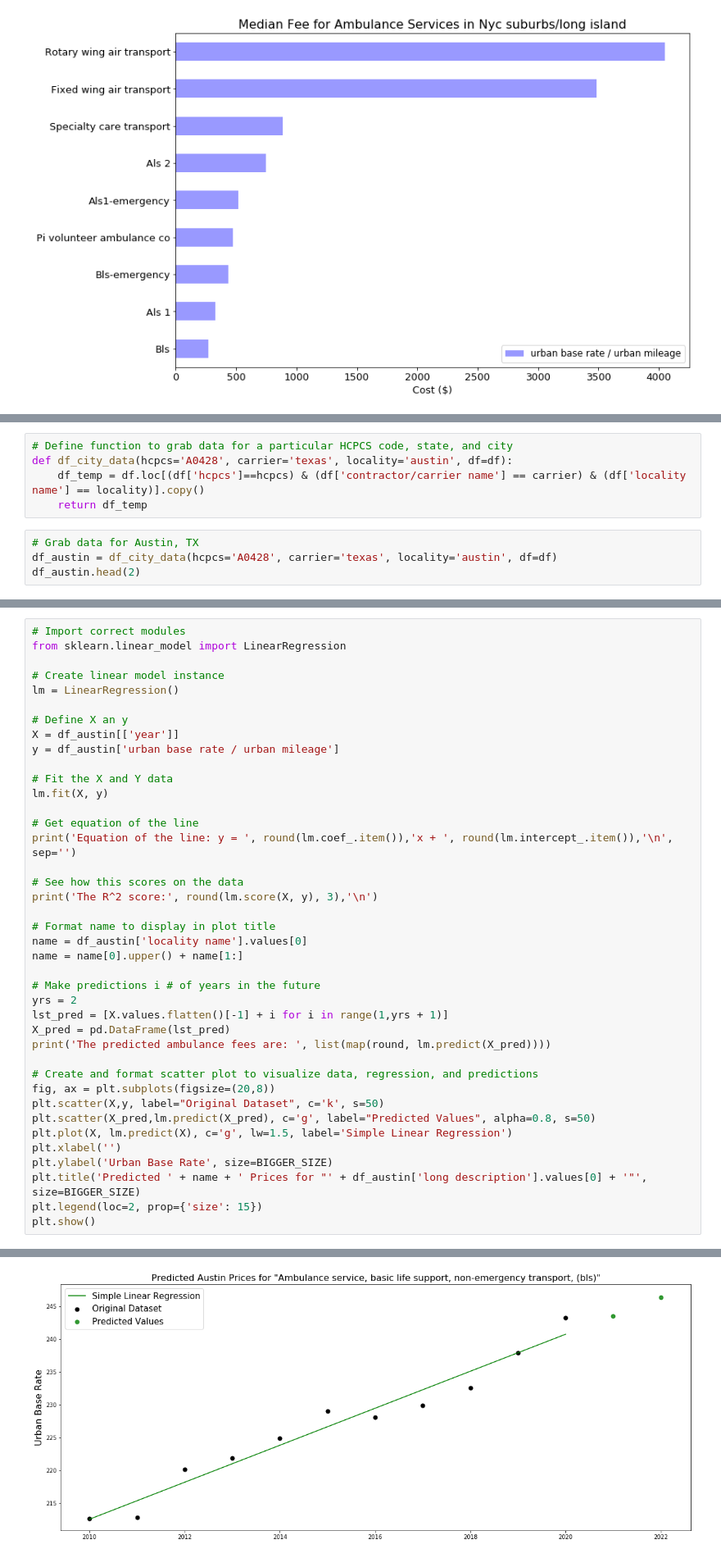
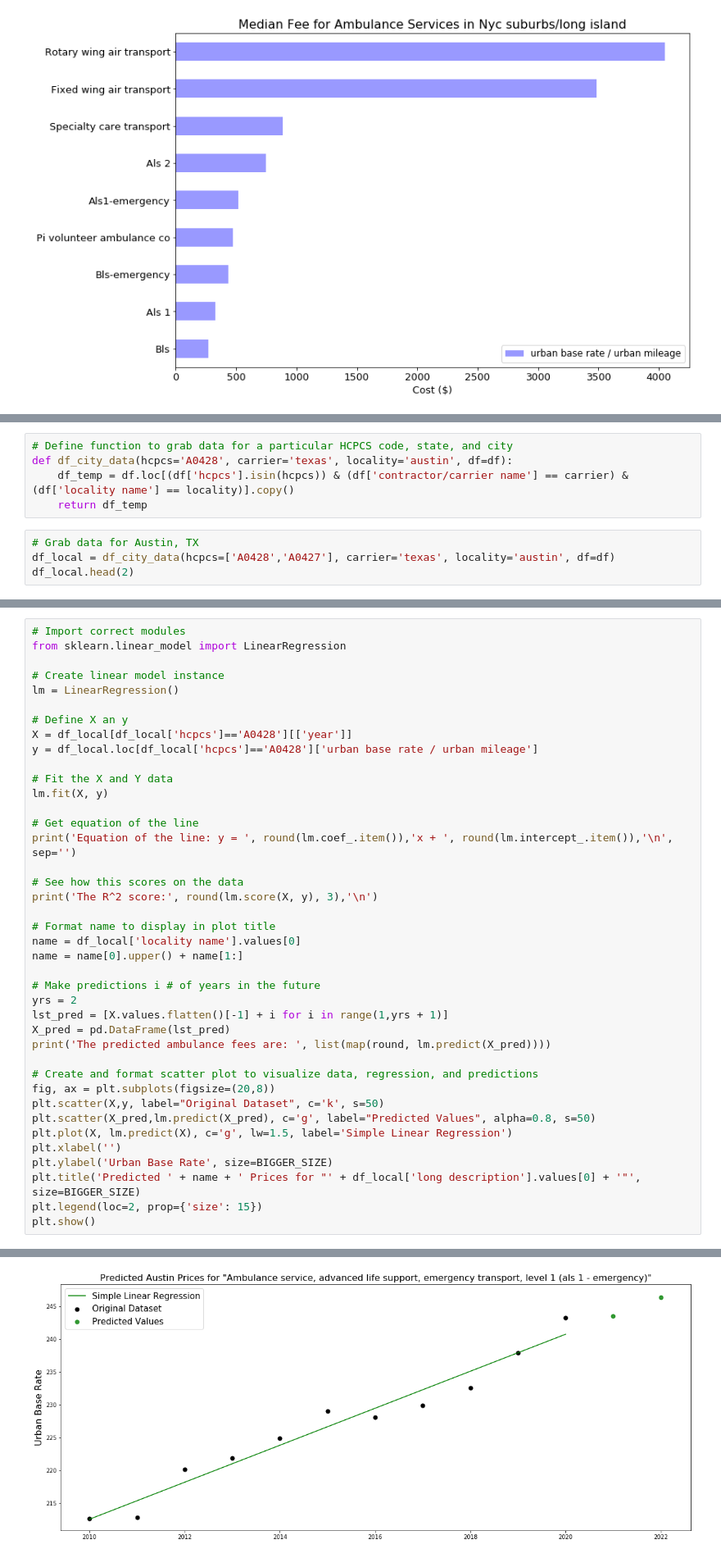
Before and after one commit to Data-Science-Link/Call_the_Ambulance, a Jupyter notebook: _Ambulance_Fee_Schedule_Analysis.ipynb, the cells around one changed output, grey strips where cells are left out. Shown at 82% size. Saved outputs shown, nothing was run; the diff lists cells and outputs as text.

```diff
--- a/_Ambulance_Fee_Schedule_Analysis.ipynb
+++ b/_Ambulance_Fee_Schedule_Analysis.ipynb
@@ -620,11 +623,11 @@ To accomplish this goal let us:
 # %%
 # Define function to grab data for a particular HCPCS code, state, and city
 def df_city_data(hcpcs='A0428', carrier='texas', locality='austin', df=df):
-    df_temp = df.loc[(df['hcpcs']==hcpcs) & (df['contractor/carrier name'] == carrier) & (df['locality name'] == locality)].copy()
+    df_temp = df.loc[(df['hcpcs'].isin(hcpcs)) & (df['contractor/carrier name'] == carrier) & (df['locality name'] == locality)].copy()
     return df_temp
 # %%
 # Grab data for Austin, TX
-df_austin = df_city_data(hcpcs='A0428', carrier='texas', locality='austin', df=df)
-df_austin.head(2)
+df_local = df_city_data(hcpcs=['A0428','A0427'], carrier='texas', locality='austin', df=df)
+df_local.head(2)
 # %% [output]
 |  | year | contractor/carrier | contractor/carrier name | locality | locality name | hcpcs | ... |
@@ -638,8 +641,8 @@ from sklearn.linear_model import LinearRegression
 lm = LinearRegression()
 
 # Define X an y
-X = df_austin[['year']]
-y = df_austin['urban base rate / urban mileage']
+X = df_local[df_local['hcpcs']=='A0428'][['year']]
+y = df_local.loc[df_local['hcpcs']=='A0428']['urban base rate / urban mileage']
 
 # Fit the X and Y data
 lm.fit(X, y)
@@ -647,33 +650,33 @@ lm.fit(X, y)
 # Get equation of the line
 print('Equation of the line: y = ', round(lm.coef_.item()),'x + ', round(lm.intercept_.item()),'\n', sep='')
 
 # See how this scores on the data
 print('The R^2 score:', round(lm.score(X, y), 3),'\n')
 
 # Format name to display in plot title
-name = df_austin['locality name'].values[0]
+name = df_local['locality name'].values[0]
 name = name[0].upper() + name[1:]
 
 # Make predictions i # of years in the future
 yrs = 2
 lst_pred = [X.values.flatten()[-1] + i for i in range(1,yrs + 1)]
 X_pred = pd.DataFrame(lst_pred)
 print('The predicted ambulance fees are: ', list(map(round, lm.predict(X_pred))))
 
 # Create and format scatter plot to visualize data, regression, and predictions
 fig, ax = plt.subplots(figsize=(20,8))
 plt.scatter(X,y, label="Original Dataset", c='k', s=50)
 plt.scatter(X_pred,lm.predict(X_pred), c='g', label="Predicted Values", alpha=0.8, s=50)
 plt.plot(X, lm.predict(X), c='g', lw=1.5, label='Simple Linear Regression')
 plt.xlabel('')
 plt.ylabel('Urban Base Rate', size=BIGGER_SIZE)
-plt.title('Predicted ' + name + ' Prices for "' + df_austin['long description'].values[0] + '"', size=BIGGER_SIZE)
+plt.title('Predicted ' + name + ' Prices for "' + df_local['long description'].values[0] + '"', size=BIGGER_SIZE)
 plt.legend(loc=2, prop={'size': 15})
 plt.show()
 # %% [output]
 Equation of the line: y = 3x + -5450
 
 The R^2 score: 0.959
 
 The predicted ambulance fees are:  [244.0, 246.0]
-[figure, old version]
+[figure, new version]
```
Also changed, not shown: parts of 23 cells of this notebook.
